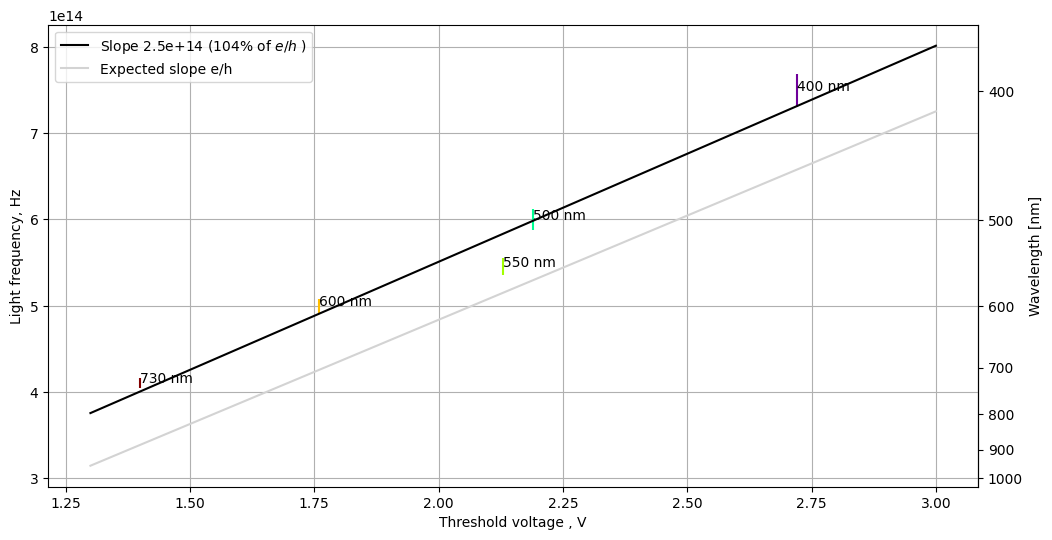
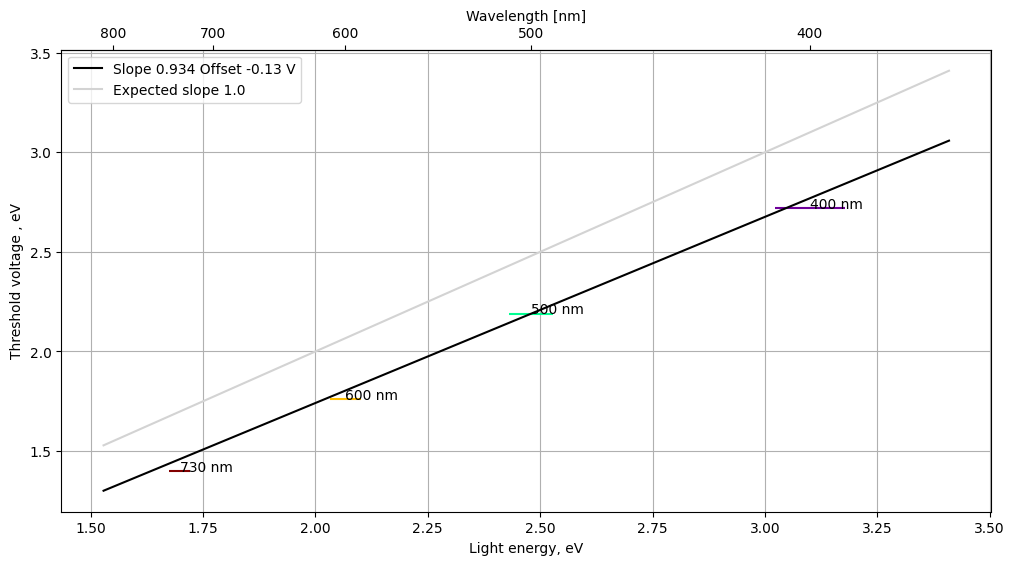
Code edit (unified diff) that turned the first committed figure into the second:
--- before
+++ after
@@ -1,21 +1,19 @@
 
-def linear(nu, slope, offset):
-    return slope * nu + offset
-
-def wl2freq(wl):
-    return c / wl
+def wl2E(wl):
+    return c * h / e / (wl *1e-9)
 
 
-def freq2wl(nu):
-    return c / nu * 1e9
+def E2wl(energy):
+    return c * h/ e / energy  * 1e9
 
 fig, ax = plt.subplots(figsize=(12,6))
 
 
-secax = ax.secondary_yaxis('right', functions=(freq2wl, wl2freq))
-secax.set_ylabel('Wavelength [nm]')
+secax = ax.secondary_xaxis('top', functions=(wl2E, E2wl))
+secax.set_xlabel('Wavelength [nm]')
 
 
 wl, V0 = np.genfromtxt(data.splitlines()).T
+
 
 
@@ -29,5 +27,5 @@
 # curve fit takes into account weights of uncertainties
 # so it is more accurate than linregress calculates slope and offset
-fit = linregress(V0, nu)
+fit = linregress(energy, V0)
 slope = fit.slope
 offset = fit.intercept
@@ -37,12 +35,12 @@
 
 for i in range(len(V0)):
-  plt.errorbar( V0[i], nu[i], xerr=0, yerr=nu_err[i], ls='', color=wavelength_to_color(wl[i]*1e9))
-  plt.annotate(f'{wl[i]*1e9:.0f} nm', (V0[i], nu[i]))
+  plt.errorbar( energy[i], V0[i], yerr=0, xerr=energy_err[i], ls='', color=wavelength_to_color(wl[i]*1e9))
+  plt.annotate(f'{wl[i]*1e9:.0f} nm', (energy[i], V0[i]))
 
-v_dense = np.linspace(1.3, 3)
+en_dense = np.linspace(np.min(energy)*0.9, np.max(energy)*1.1)
 
-plt.plot(v_dense, linear(v_dense, slope, offset), color='black',\
-         label=rf'Slope {slope:.1e} ({slope*h/e*100:.0f}% of $e/h$ )')
-plt.plot(v_dense, linear(v_dense, e/h, 0) , color='lightgray', label=f'Expected slope e/h')
+plt.plot(en_dense, en_dense * slope + offset, color='black',\
+         label=rf'Slope {slope:.3f} Offset {offset:.2f} V')
+plt.plot(en_dense, en_dense , color='lightgray', label=f'Expected slope 1.0')
 
 #for i in range(len(V0)):
@@ -51,7 +49,6 @@
 plt.grid()
 plt.legend()
-plt.ylabel(r'Light frequency, Hz')
-plt.xlabel(r'Threshold voltage , V')
+plt.xlabel(r'Light energy, eV')
+plt.ylabel(r'Threshold voltage , eV')
 plt.legend()
-#plt.ylim(-0.25, 1.1)
 plt.show()

Commit: Created using Colab